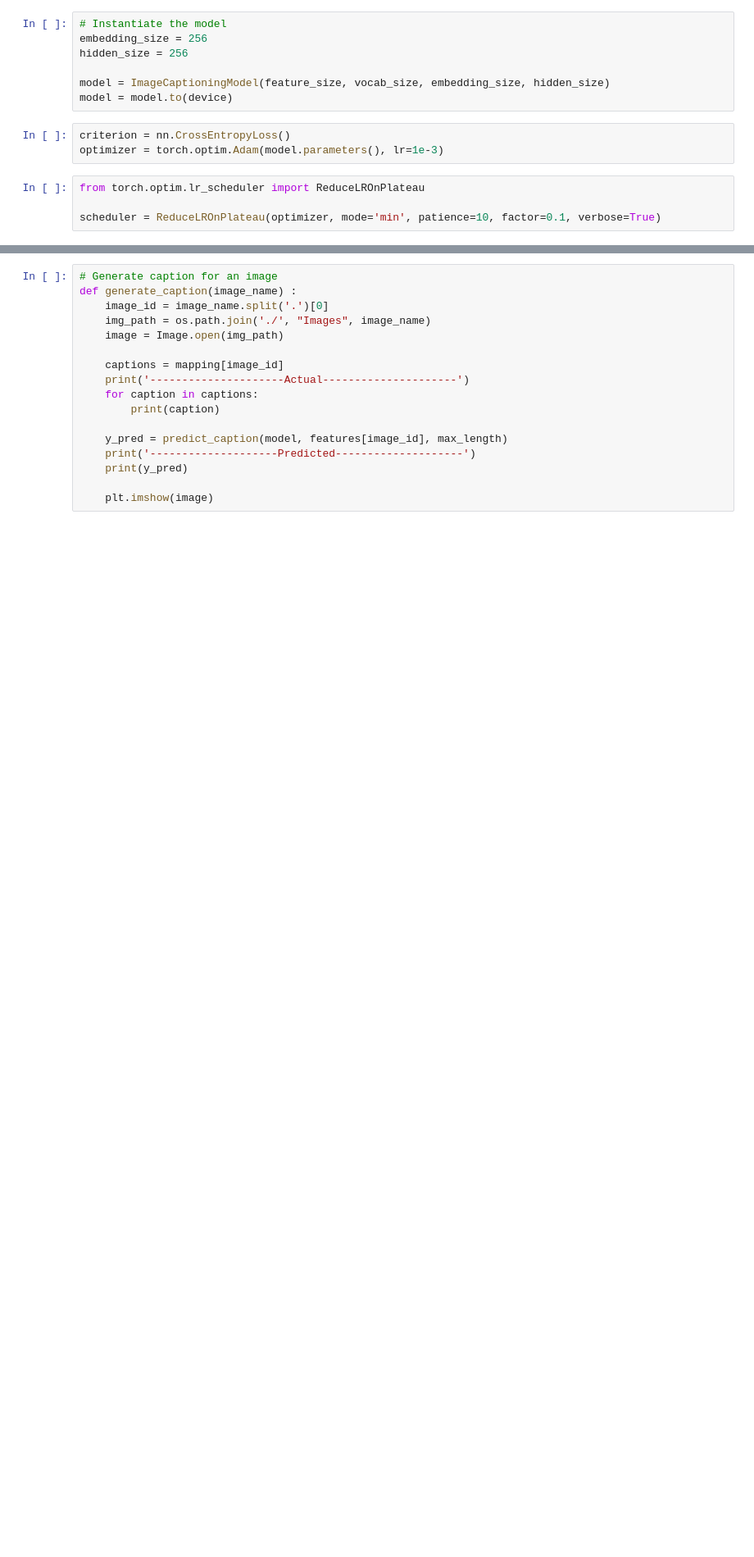
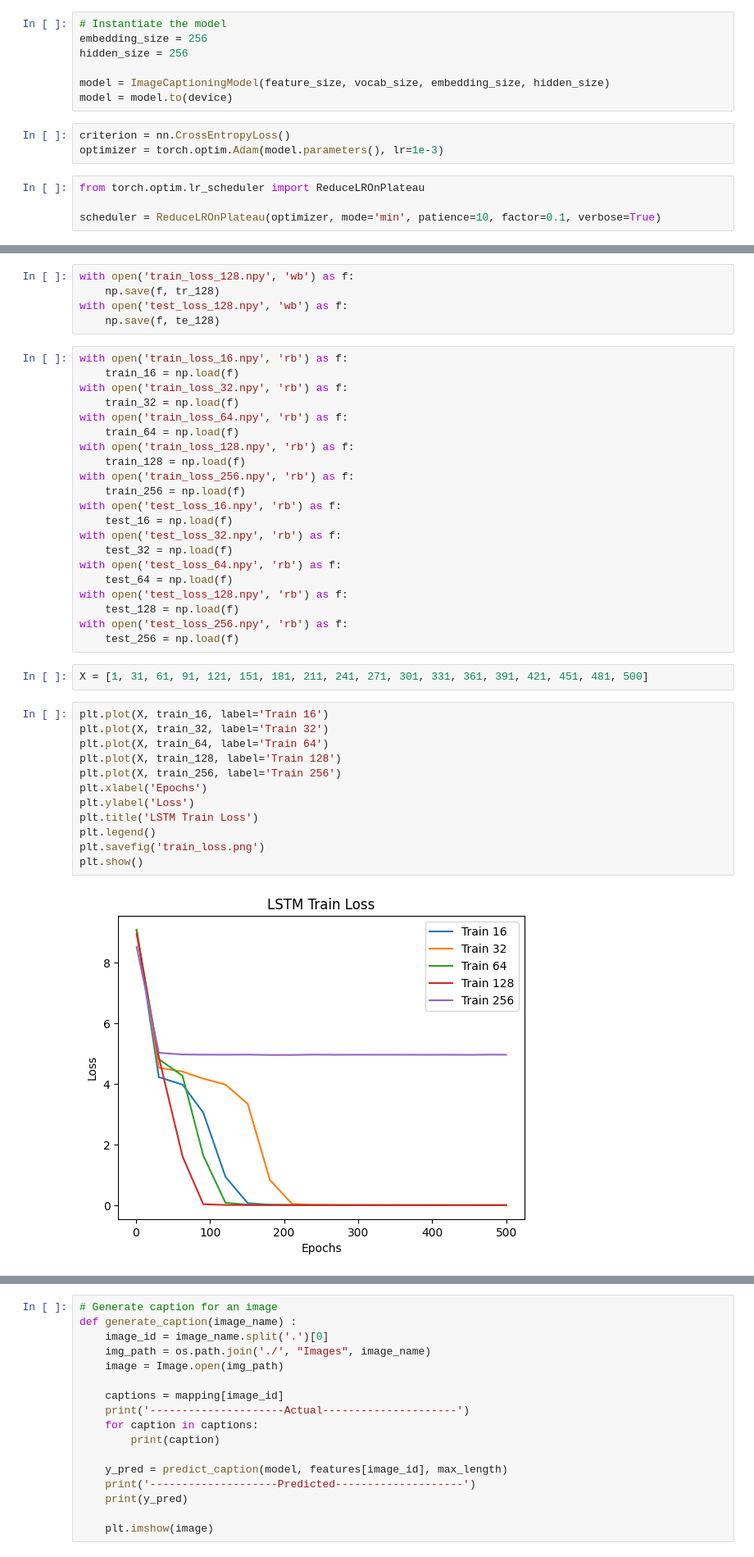
Before and after one commit to Amine-Wardi/image_captioning, a Jupyter notebook: yolo_lstm.ipynb, the cells around one changed output, grey strips where cells are left out. Shown at 82% size. Saved outputs shown, nothing was run; the diff lists cells and outputs as text; blank space fills up the shorter version.

```diff
--- a/yolo_lstm.ipynb
+++ b/yolo_lstm.ipynb
@@ -378,0 +537,42 @@ Epoch [500/500], Loss: 0.0044
+# %%
+with open('train_loss_128.npy', 'wb') as f:
+    np.save(f, tr_128)
+with open('test_loss_128.npy', 'wb') as f:
+    np.save(f, te_128)
+# %%
+with open('train_loss_16.npy', 'rb') as f:
+    train_16 = np.load(f)
+with open('train_loss_32.npy', 'rb') as f:
+    train_32 = np.load(f)
+with open('train_loss_64.npy', 'rb') as f:
+    train_64 = np.load(f)
+with open('train_loss_128.npy', 'rb') as f:
+    train_128 = np.load(f)
+with open('train_loss_256.npy', 'rb') as f:
+    train_256 = np.load(f)
+with open('test_loss_16.npy', 'rb') as f:
+    test_16 = np.load(f)
+with open('test_loss_32.npy', 'rb') as f:
+    test_32 = np.load(f)
+with open('test_loss_64.npy', 'rb') as f:
+    test_64 = np.load(f)
+with open('test_loss_128.npy', 'rb') as f:
+    test_128 = np.load(f)
+with open('test_loss_256.npy', 'rb') as f:
+    test_256 = np.load(f)
+# %%
+X = [1, 31, 61, 91, 121, 151, 181, 211, 241, 271, 301, 331, 361, 391, 421, 451, 481, 500]
+# %%
+plt.plot(X, train_16, label='Train 16')
+plt.plot(X, train_32, label='Train 32')
+plt.plot(X, train_64, label='Train 64')
+plt.plot(X, train_128, label='Train 128')
+plt.plot(X, train_256, label='Train 256')
+plt.xlabel('Epochs')
+plt.ylabel('Loss')
+plt.title('LSTM Train Loss')
+plt.legend()
+plt.savefig('train_loss.png')
+plt.show()
+# %% [output]
+[figure, added]
```
Also changed, not shown: parts of 25 cells of this notebook, 2 other files.
